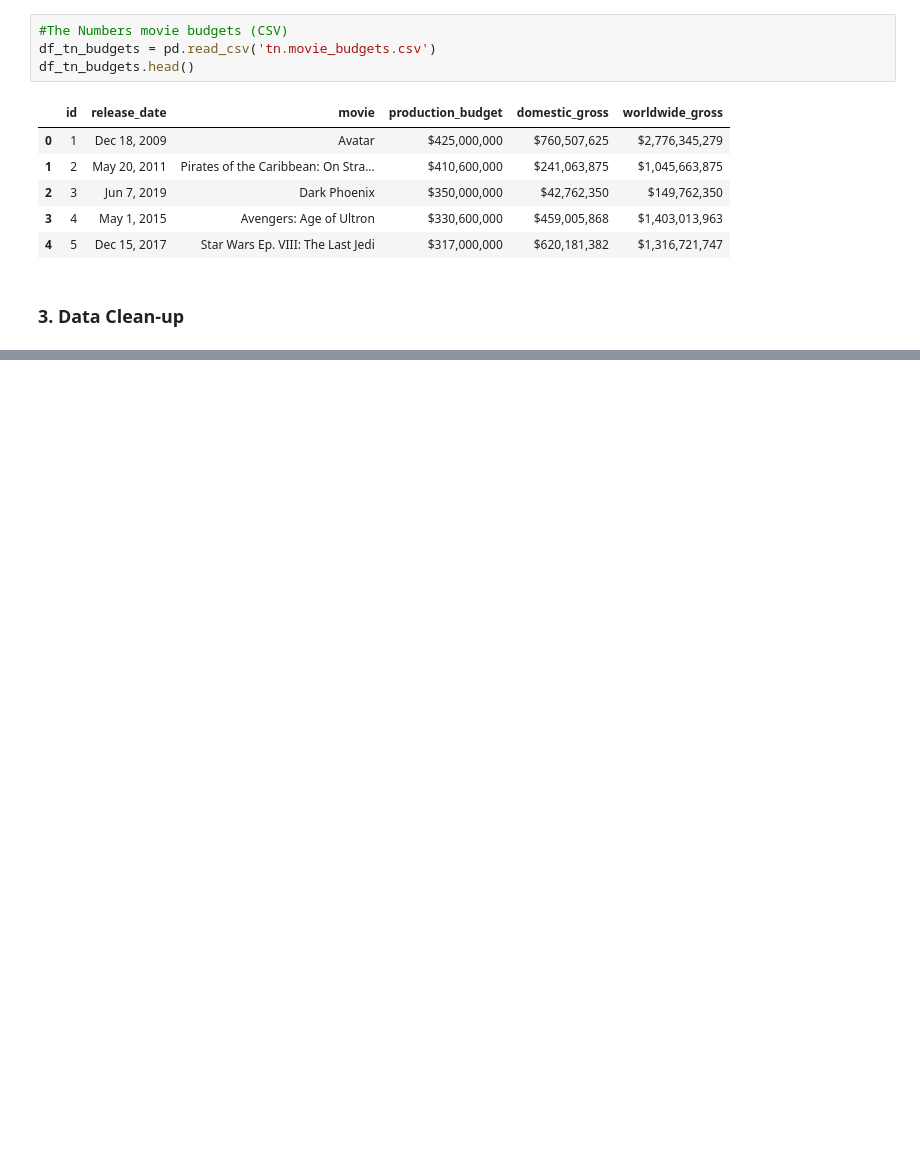
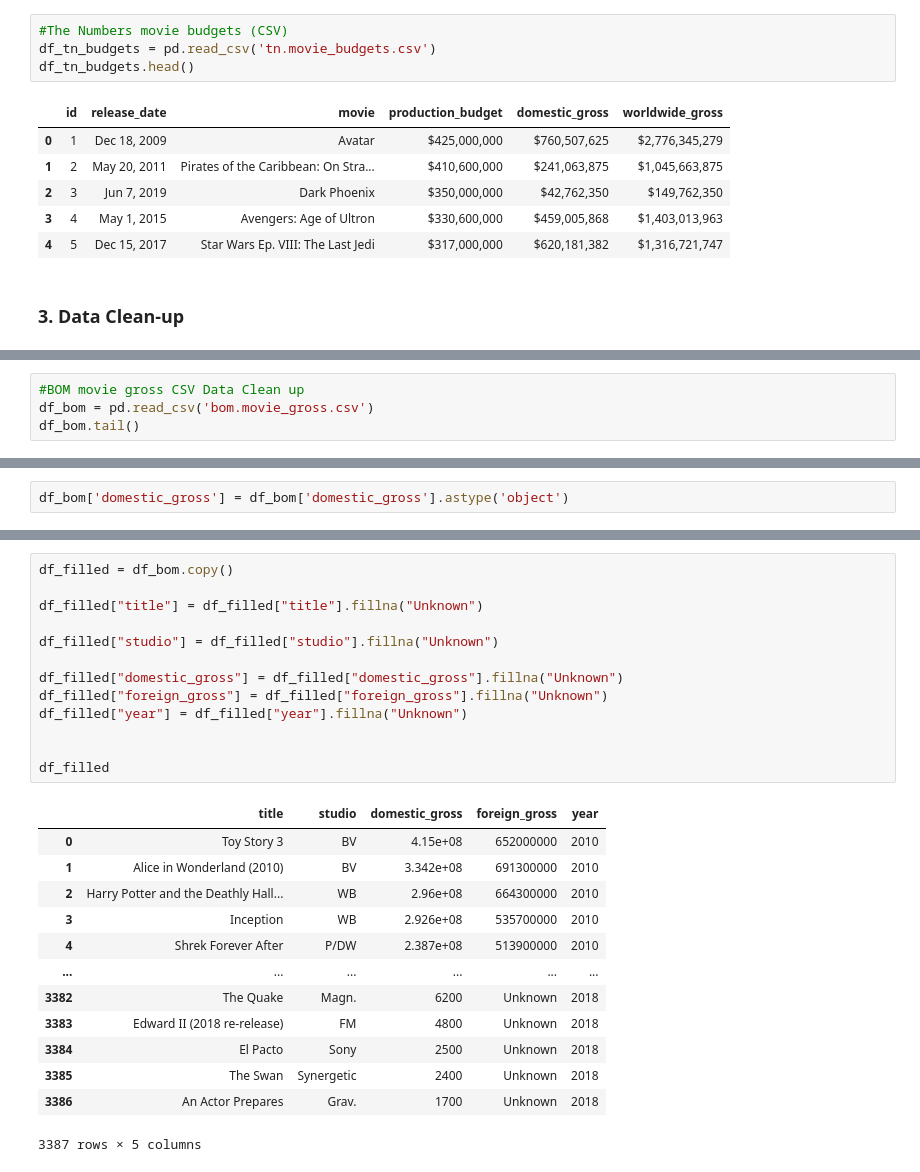
Before and after one commit to Mirriam-Tech/Phase-2-Group-1-Project-2025, a Jupyter notebook: project.ipynb, the cells around one changed output, grey strips where cells are left out. Cells and saved outputs as stored; diff of their text form; blank space fills up the shorter version.

Commit message:
Data clean up BOM CSV

```diff
--- a/project.ipynb
+++ b/project.ipynb
@@ -98,0 +101,4 @@ df_tn_budgets.head()
+# %%
+#BOM movie gross CSV Data Clean up
+df_bom = pd.read_csv('bom.movie_gross.csv')
+df_bom.tail()
@@ -98,0 +127,2 @@ df_tn_budgets.head()
+# %%
+df_bom['domestic_gross'] = df_bom['domestic_gross'].astype('object')
@@ -98,0 +144,27 @@ df_tn_budgets.head()
+# %%
+df_filled = df_bom.copy()
+
+df_filled["title"] = df_filled["title"].fillna("Unknown")
+
+df_filled["studio"] = df_filled["studio"].fillna("Unknown")
+
+df_filled["domestic_gross"] = df_filled["domestic_gross"].fillna("Unknown")
+df_filled["foreign_gross"] = df_filled["foreign_gross"].fillna("Unknown")
+df_filled["year"] = df_filled["year"].fillna("Unknown")
+
+
+df_filled
+# %% [output]
+|  | title | studio | domestic_gross | foreign_gross | year |
+| 0 | Toy Story 3 | BV | 4.15e+08 | 652000000 | 2010 |
+| 1 | Alice in Wonderland (2010) | BV | 3.342e+08 | 691300000 | 2010 |
+| 2 | Harry Potter and the Deathly Hall... | WB | 2.96e+08 | 664300000 | 2010 |
+| 3 | Inception | WB | 2.926e+08 | 535700000 | 2010 |
+| 4 | Shrek Forever After | P/DW | 2.387e+08 | 513900000 | 2010 |
+| ... | ... | ... | ... | ... | ... |
+| 3382 | The Quake | Magn. | 6200 | Unknown | 2018 |
+| 3383 | Edward II (2018 re-release) | FM | 4800 | Unknown | 2018 |
+| 3384 | El Pacto | Sony | 2500 | Unknown | 2018 |
+| 3385 | The Swan | Synergetic | 2400 | Unknown | 2018 |
+| 3386 | An Actor Prepares | Grav. | 1700 | Unknown | 2018 |
+3387 rows × 5 columns
```
Also changed, not shown: parts of 5 cells of this notebook.
